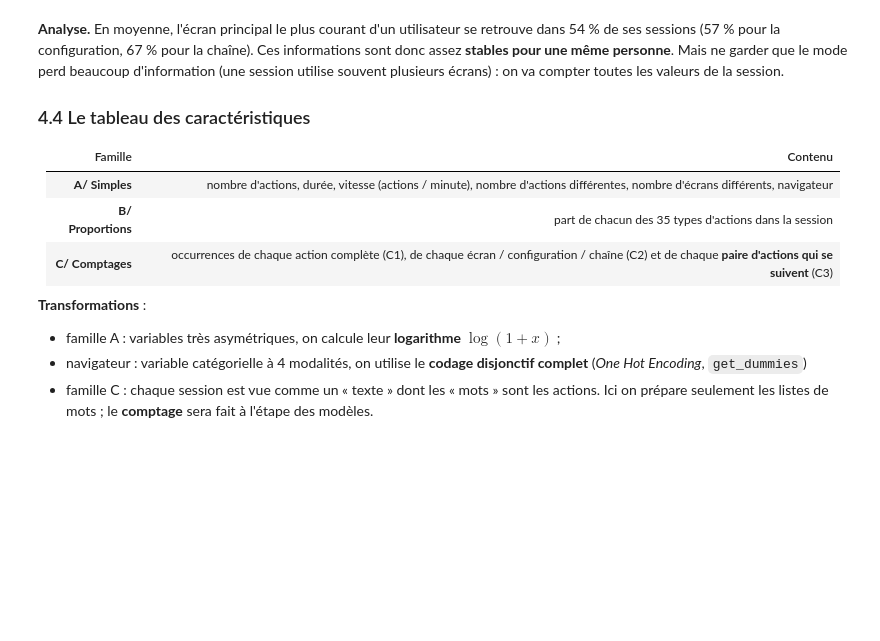
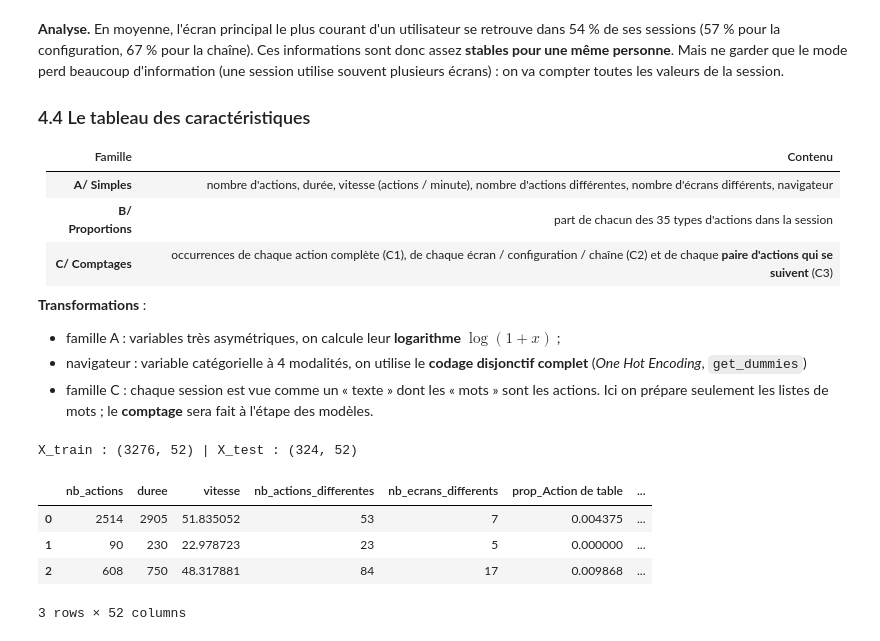
Before and after one commit to AchrafBitar/CopiloteBE, a Jupyter notebook: BE1_identification_utilisateurs.ipynb, the cells around one changed output. Cells and saved outputs as stored; diff of their text form; code cells hidden in the pictures; blank space fills up the shorter version.

```diff
--- a/BE1_identification_utilisateurs.ipynb
+++ b/BE1_identification_utilisateurs.ipynb
@@ -25,7 +25,7 @@ Chaque ligne d'un fichier est une **session** : utilisateur, navigateur, puis le
 Donc on lit le fichier **ligne par ligne** (`readlines`) et on garde, pour chaque session, la **liste de ses actions** dans une seule colonne.
 # %%
 def lire_fichier(nom):
-    """Lit data/non.csv ligne par ligne."""
+    """Lit data/<nom>.csv ligne par ligne."""
     sessions = []
     with open(f"data/{nom}.csv", encoding="utf-8") as f:
         for ligne in f.readlines():
@@ -354,3 +344,66 @@ dtype: float64
 - famille A : variables très asymétriques, on calcule leur **logarithme** $\log(1 + x)$ ;
 - navigateur : variable catégorielle à 4 modalités, on utilise le **codage disjonctif complet** (*One Hot Encoding*, `get_dummies`)
 - famille C : chaque session est vue comme un « texte » dont les « mots » sont les actions. Ici on prépare seulement les listes de mots ; le **comptage** sera fait à l'étape des modèles.
+# %%
+NAVIGATEURS = sorted(train["navigateur"].unique())
+COLS_SIMPLES = ["nb_actions", "duree", "vitesse", "nb_actions_differentes", "nb_ecrans_differents"]
+
+
+def caracteristiques_session(actions):
+    # on sépare les actions des marqueurs de temps
+    vraies_actions = [a for a in actions if not est_marqueur_temps(a)]
+    temps = [int(a[1:]) for a in actions if est_marqueur_temps(a)]
+    duree = max(temps) if temps else 0
+    # ce qu'on extrait de chaque action
+    types = [filter_action(a) for a in vraies_actions]                      # 35 types d actions possibles
+    ecrans = [m for a in vraies_actions for m in pattern_ecran.findall(a)]  # tous les écrans de la session
+    confs = [m for a in vraies_actions for m in pattern_conf_ecran.findall(a)]
+    chaines = [m for a in vraies_actions for m in pattern_chaine.findall(a)]
+    n = max(len(vraies_actions), 1)   # nombre d'actions (au moins 1, pour ne jamais diviser par 0)
+
+    # caractéristiques simples
+    ligne = {
+        "nb_actions": len(vraies_actions),
+        "duree": duree,
+        "vitesse": len(vraies_actions) / (duree + 5) * 60,  # actions par minute ; +5 s : une session sans marqueur a duré moins de 5 s
+        "nb_actions_differentes": len(set(vraies_actions)), # set() garde chaque valeur une seule fois
+        "nb_ecrans_differents": len(set(ecrans)),
+    }
+    # proportion de chacun des 35 types d'actions
+    compte = Counter(types)
+    for t in TYPES_ACTIONS:
+        ligne["prop_" + t] = compte[t] / n          # 0 si le type n'apparaît pas dans la session
+    # listes de "mots"
+    ligne["mots_actions"] = vraies_actions                                     # actions complètes
+    ligne["mots_contexte"] = (["ECRAN=" + e for e in ecrans] + ["CONF=" + c for c in confs]
+                              + ["CHAINE=" + c for c in chaines])              # écrans / configurations / chaînes
+    ligne["mots_paires"] = [a + " -> " + b for a, b in zip(types, types[1:])]  # paires d'actions qui se suivent
+    return ligne
+
+
+def construire_caracteristiques(df):
+    # une ligne par session, une colonne par caractéristique
+    X = pd.DataFrame([caracteristiques_session(a) for a in df["actions"]])
+    for c in COLS_SIMPLES:                          # transformation logarithmique
+        X["log_" + c] = np.log1p(X[c])
+    # codage disjonctif complet du navigateur
+    navigateur = pd.get_dummies(pd.Categorical(df["navigateur"], categories=NAVIGATEURS), prefix="nav", dtype=int)
+    return pd.concat([X, navigateur], axis=1)       # on colle les colonnes côte à côte
+
+
+X_train = construire_caracteristiques(train)
+X_test = construire_caracteristiques(test)       # exactement le même traitement pour le test
+print("X_train :", X_train.shape, "| X_test :", X_test.shape)
+
+# listes de colonnes par famille
+COLS_LOG = ["log_" + c for c in COLS_SIMPLES]
+COLS_NAV = [c for c in X_train.columns if c.startswith("nav_")]
+COLS_PROP = [c for c in X_train.columns if c.startswith("prop_")]
+X_train.head(3)
+# %% [output]
+X_train : (3276, 52) | X_test : (324, 52)
+|  | nb_actions | duree | vitesse | nb_actions_differentes | nb_ecrans_differents | prop_Action de table | ... |
+| 0 | 2514 | 2905 | 51.835052 | 53 | 7 | 0.004375 | ... |
+| 1 | 90 | 230 | 22.978723 | 23 | 5 | 0.000000 | ... |
+| 2 | 608 | 750 | 48.317881 | 84 | 17 | 0.009868 | ... |
+3 rows × 52 columns
```
Also changed, not shown: parts of 3 cells of this notebook.
